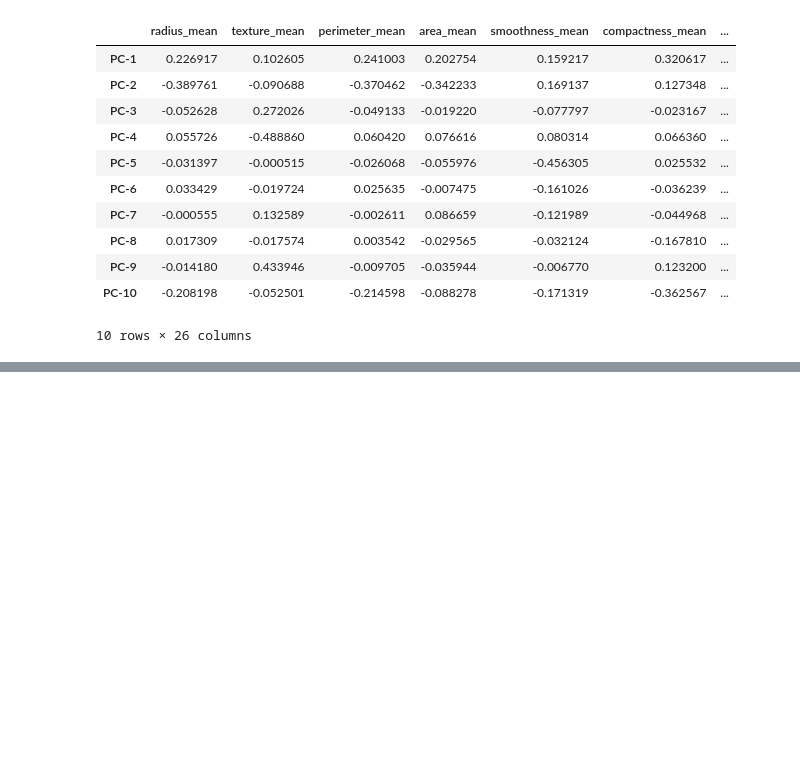
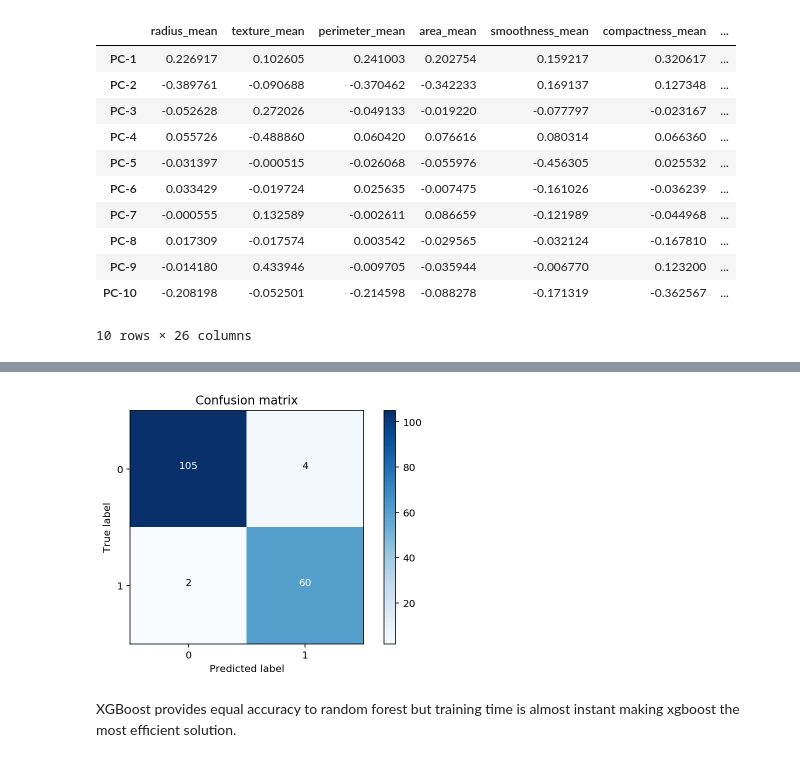
Before and after one commit to scheckley/kaggle-wisconsin-ml, a Jupyter notebook: notebooks/scratch.ipynb, the cells around one changed output, grey strips where cells are left out. Cells and saved outputs as stored; diff of their text form; code cells hidden in the pictures; blank space fills up the shorter version.

```diff
--- a/notebooks/scratch.ipynb
+++ b/notebooks/scratch.ipynb
@@ -322,0 +429,6 @@ pd.DataFrame(pca.components_,columns=xtrain_norm.columns,index = ['PC-1','PC-2',
+# %%
+reg = xgb.XGBRegressor(n_estimators=1000, max_depth=12, learning_rate=0.1, subsample=1, colsample_bytree=0.9, random_state=8418, eval_metric='rmse',n_jobs=4)
+# %%
+reg.fit(xtrain, ytrain)
+
+y_pred = reg.predict(xtest)
@@ -322,0 +442,10 @@ pd.DataFrame(pca.components_,columns=xtrain_norm.columns,index = ['PC-1','PC-2',
+# %%
+dat = confusion_matrix(ytest, predictions)
+
+plot_confusion_matrix(
+    dat, classes=[0,1], title='Confusion matrix')
+plt.show()
+# %% [output]
+[figure, added]
+# %% [markdown]
+XGBoost provides equal accuracy to random forest but training time is almost instant making xgboost the most efficient solution.
```
Also changed, not shown: parts of 13 cells of this notebook.
